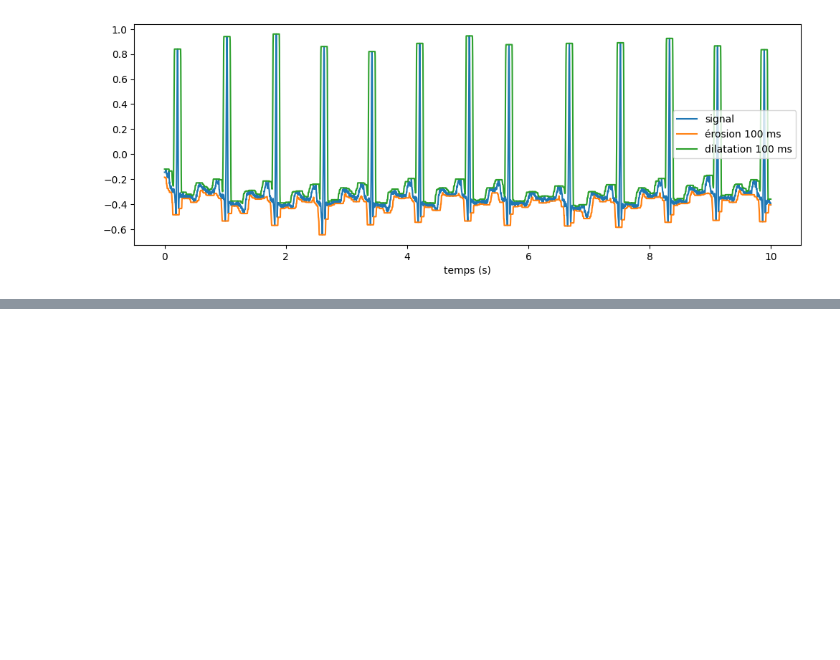
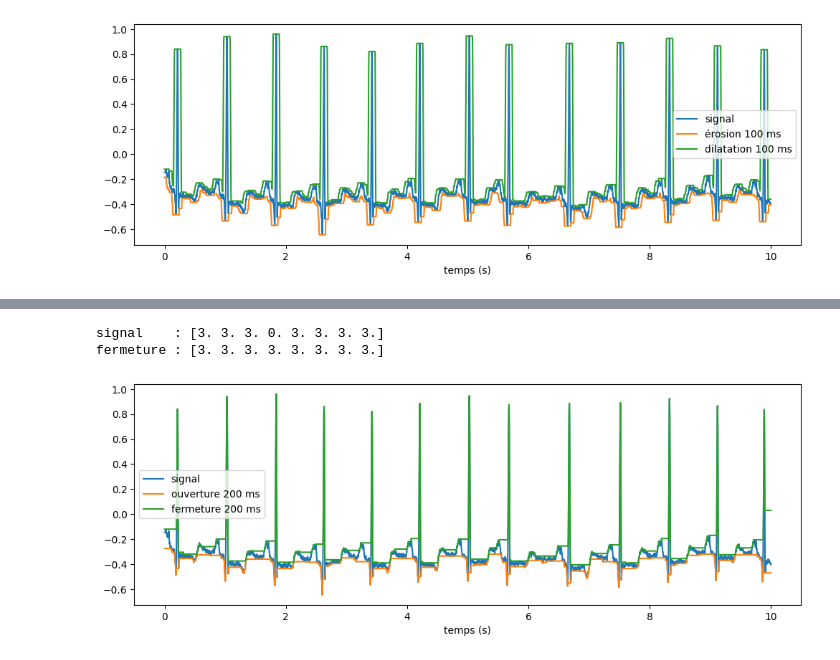
Before and after one commit to ROUA329/CardioMorph, a Jupyter notebook: cardiomorph-ecg.ipynb, the cells around one changed output, grey strips where cells are left out. Cells and saved outputs as stored; diff of their text form; code cells hidden in the pictures; blank space fills up the shorter version.

```diff
--- a/cardiomorph-ecg.ipynb
+++ b/cardiomorph-ecg.ipynb
@@ -134,0 +156,19 @@ plt.xlabel("temps (s)"); plt.legend(); plt.show()
+# %%
+s2 = np.array([3, 3, 3, 0, 3, 3, 3, 3], dtype=float)
+print("signal    :", s2)
+print("fermeture :", fermeture(s2, 3))
+# %% [output]
+signal    : [3. 3. 3. 0. 3. 3. 3. 3.]
+fermeture : [3. 3. 3. 3. 3. 3. 3. 3.]
+# %%
+n = ms_vers_echantillons(200, fs)
+ouv = ouverture(x, n)
+fer = fermeture(x, n)
+
+plt.figure(figsize=(12, 4))
+plt.plot(t, x, label="signal")
+plt.plot(t, ouv, label="ouverture 200 ms")
+plt.plot(t, fer, label="fermeture 200 ms")
+plt.xlabel("temps (s)"); plt.legend(); plt.show()
+# %% [output]
+[figure, added]
```
Also changed, not shown: parts of 3 cells of this notebook.
